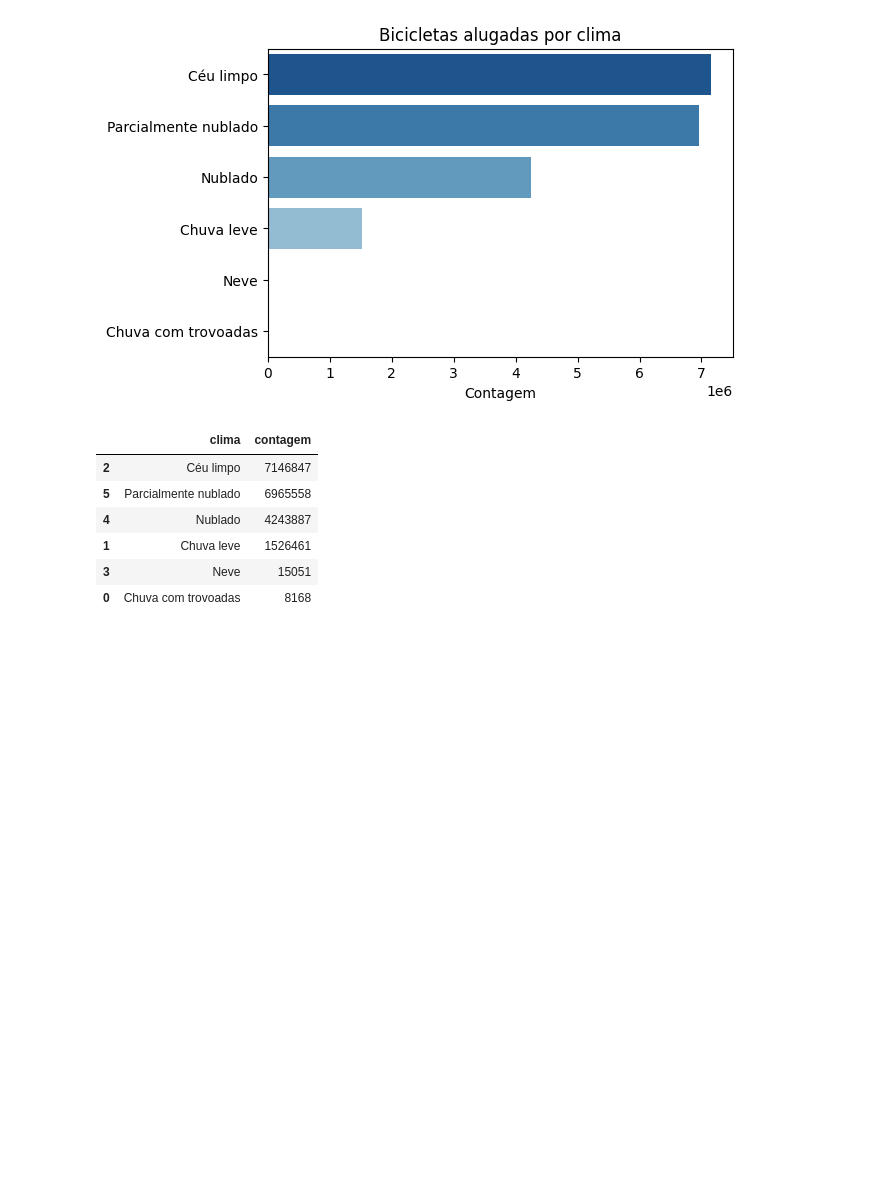
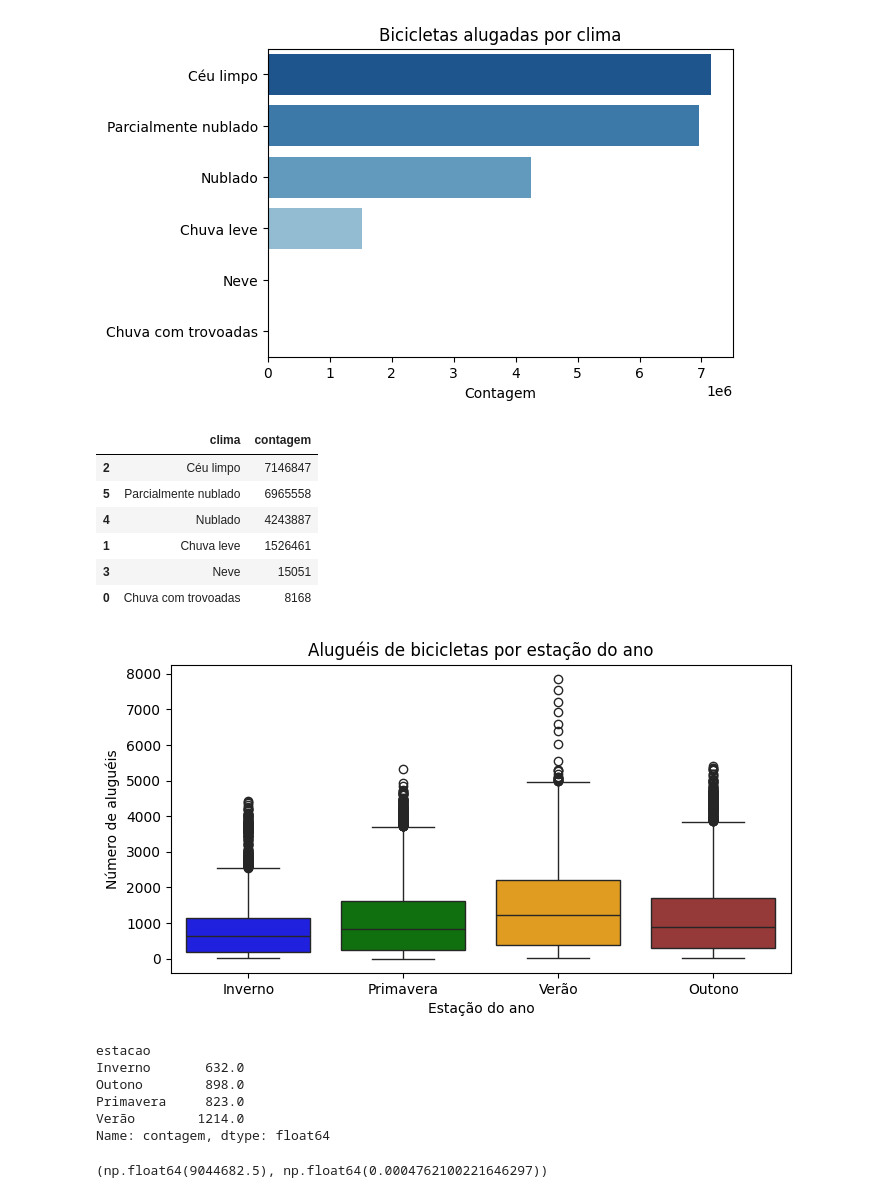
Before and after one commit to juliogazoli/alura-data-science-python-analisando-e-prevendo-series-temporais, a Jupyter notebook: atividades.ipynb, the cells around one changed output. Saved outputs shown, nothing was run; the diff lists cells and outputs as text; code cells hidden in the pictures; blank space fills up the shorter version.

Commit message:
Analisando as distribuições por estação

```diff
--- a/atividades.ipynb
+++ b/atividades.ipynb
@@ -247,3 +247,46 @@ df_clima
 | 1 | Chuva leve | 1526461 |
 | 3 | Neve | 15051 |
 | 0 | Chuva com trovoadas | 8168 |
+# %%
+plt.figure(figsize=(8, 4))
+
+paleta_cores = {
+    'Primavera': 'green',
+    'Verão': 'orange',
+    'Outono': 'brown',
+    'Inverno': 'blue',
+}
+
+sns.boxplot(
+    x='estacao',
+    y='contagem',
+    data=df_limpo,
+    hue='estacao',
+    palette=paleta_cores
+)
+
+plt.title('Aluguéis de bicicletas por estação do ano')
+plt.xlabel('Estação do ano')
+plt.ylabel('Número de aluguéis')
+plt.show()
+# %% [output]
+[figure, added]
+# %%
+df_limpo.groupby('estacao')['contagem'].median()
+# %% [output]
+estacao
+Inverno       632.0
+Outono        898.0
+Primavera     823.0
+Verão        1214.0
+Name: contagem, dtype: float64
+# %%
+from scipy.stats import mannwhitneyu
+
+primavera = df_limpo[df_limpo['estacao'] == 'Primavera']['contagem']
+outono = df_limpo[df_limpo['estacao'] == 'Outono']['contagem']
+
+u_statistic, p_value = mannwhitneyu(primavera, outono, alternative='two-sided')
+u_statistic, p_value
+# %% [output]
+(np.float64(9044682.5), np.float64(0.0004762100221646297))
```
Also changed, not shown: 1 other file.
